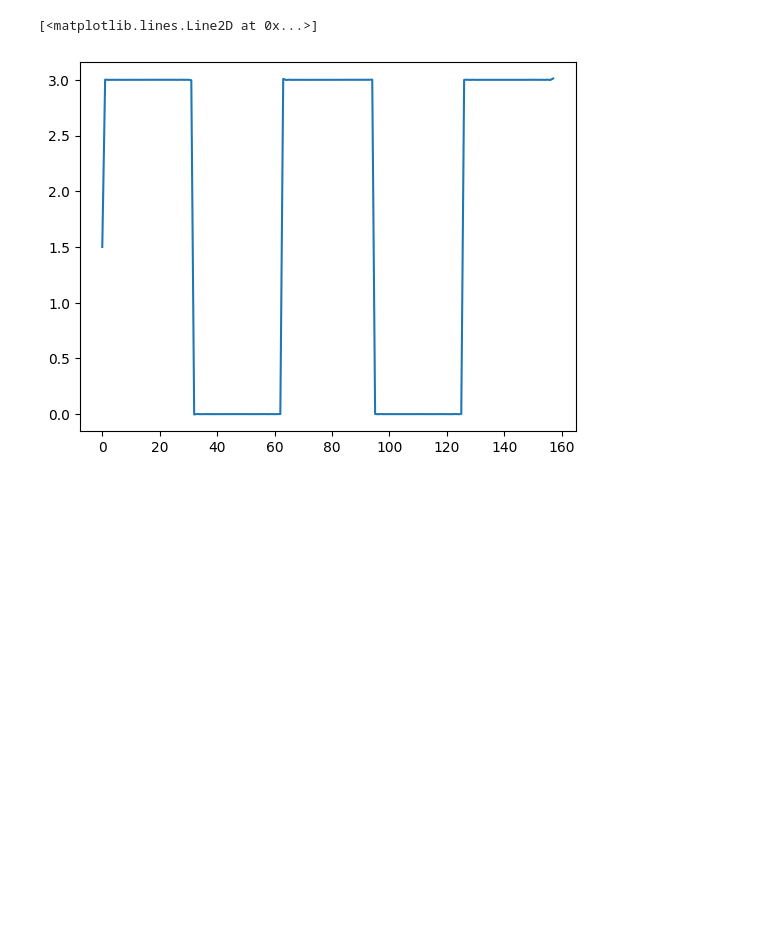
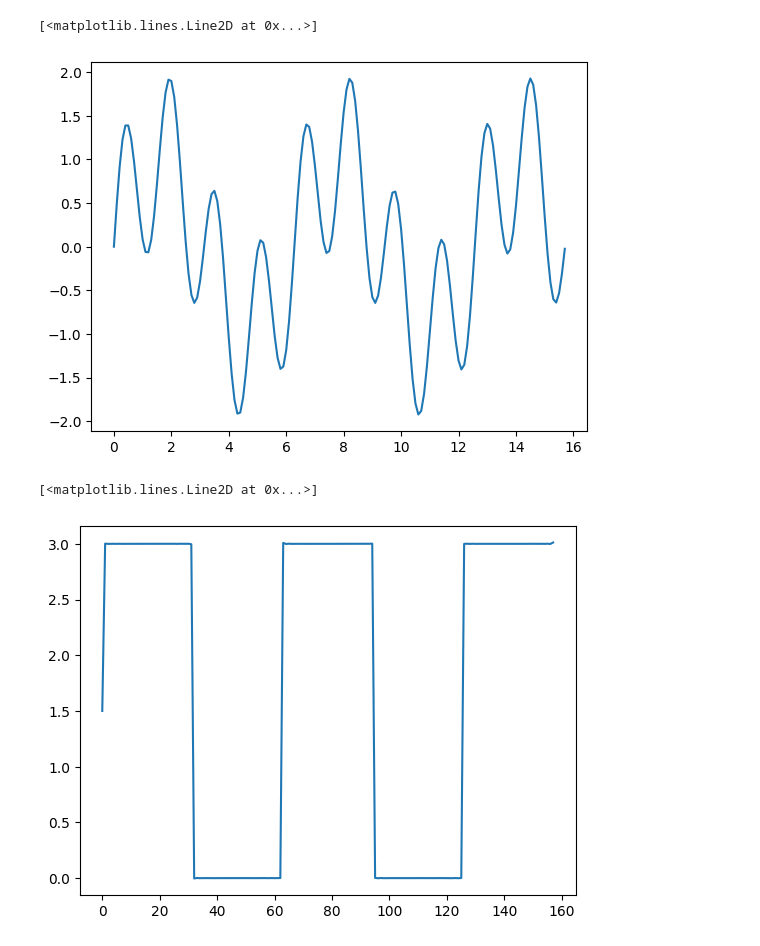
Before and after one commit to pranjalashutosh/sample-respository, a Jupyter notebook: Learning_graphing.ipynb, the cells around one changed output. Saved outputs shown, nothing was run; the diff lists cells and outputs as text; code cells hidden in the pictures; blank space fills up the shorter version.

```diff
--- a/Learning_graphing.ipynb
+++ b/Learning_graphing.ipynb
@@ -17 +25,9 @@ plt.show()
+# %%
+# Plotting the added version of the two sine wave presented above:
+gt=y+y1
+
+plt.plot(x,gt)
+# %% [output]
+[<matplotlib.lines.Line2D at 0x...>]
+[figure, added]
 # %%
```
Also changed, not shown: parts of 7 cells of this notebook.
